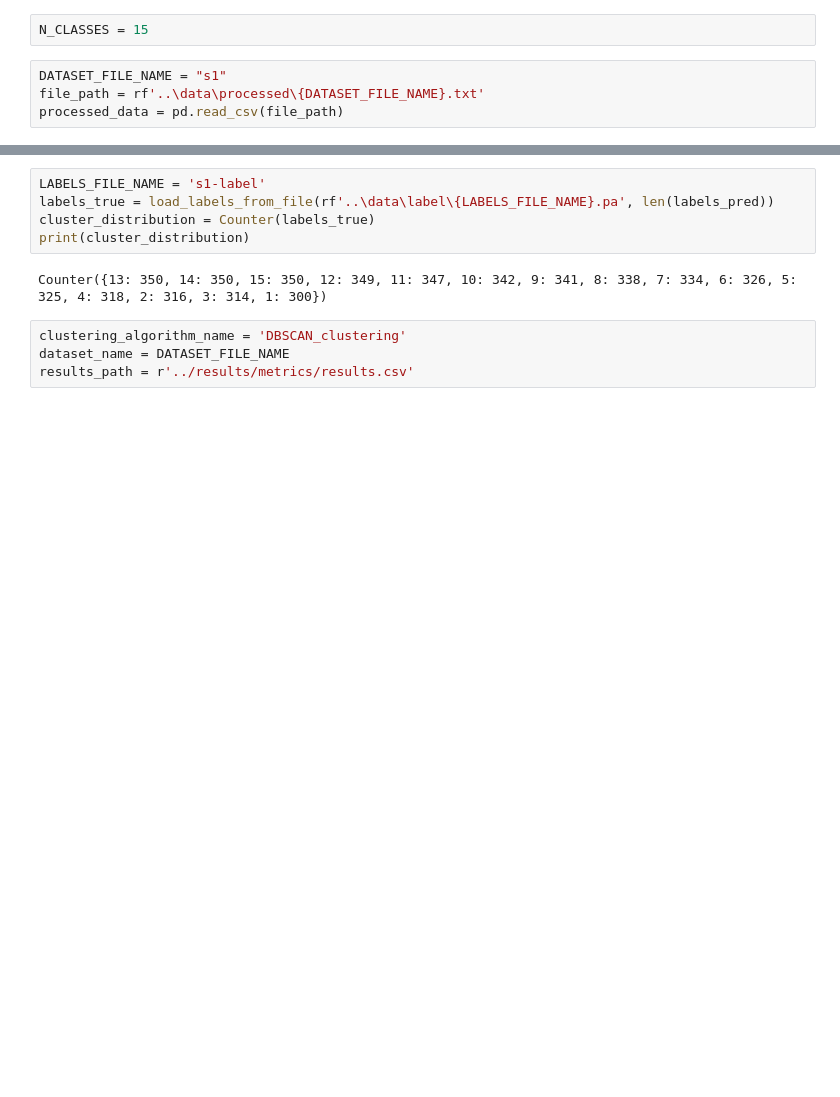
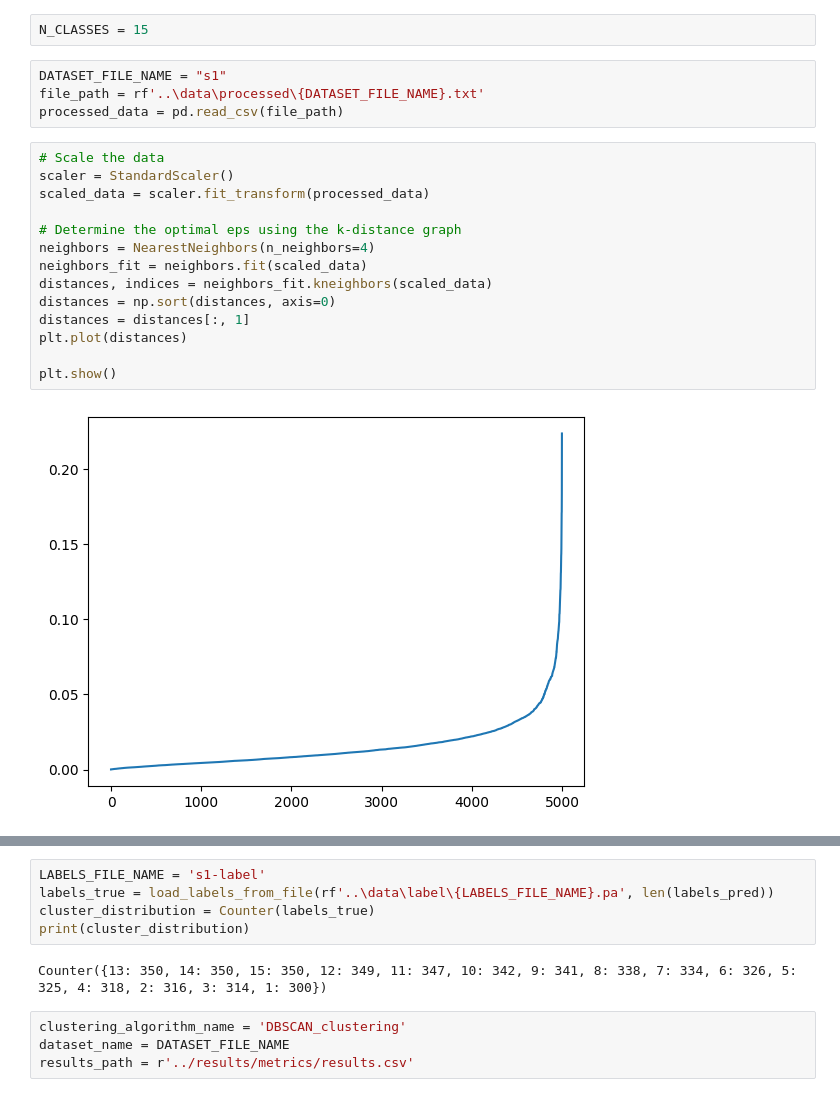
Before and after one commit to akila-ocj/awesome-cluster-algorithm-comparison, a Jupyter notebook: notebooks/02_dbscan_clustering.ipynb, the cells around one changed output, grey strips where cells are left out. Cells and saved outputs as stored; diff of their text form; blank space fills up the shorter version.

```diff
--- a/notebooks/02_dbscan_clustering.ipynb
+++ b/notebooks/02_dbscan_clustering.ipynb
@@ -15,3 +19,19 @@ N_CLASSES = 15
 DATASET_FILE_NAME = "s1"
 file_path = rf'..\data\processed\{DATASET_FILE_NAME}.txt'
 processed_data = pd.read_csv(file_path)
+# %%
+# Scale the data
+scaler = StandardScaler()
+scaled_data = scaler.fit_transform(processed_data)
+
+# Determine the optimal eps using the k-distance graph
+neighbors = NearestNeighbors(n_neighbors=4)
+neighbors_fit = neighbors.fit(scaled_data)
+distances, indices = neighbors_fit.kneighbors(scaled_data)
+distances = np.sort(distances, axis=0)
+distances = distances[:, 1]
+plt.plot(distances)
+
+plt.show()
+# %% [output]
+[figure, added]
```
Also changed, not shown: parts of 9 cells of this notebook, 6 other files.
